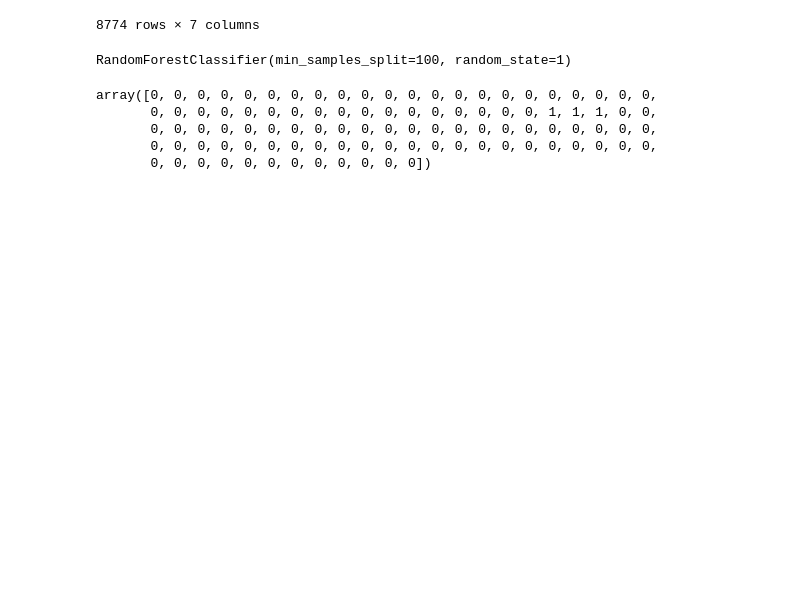
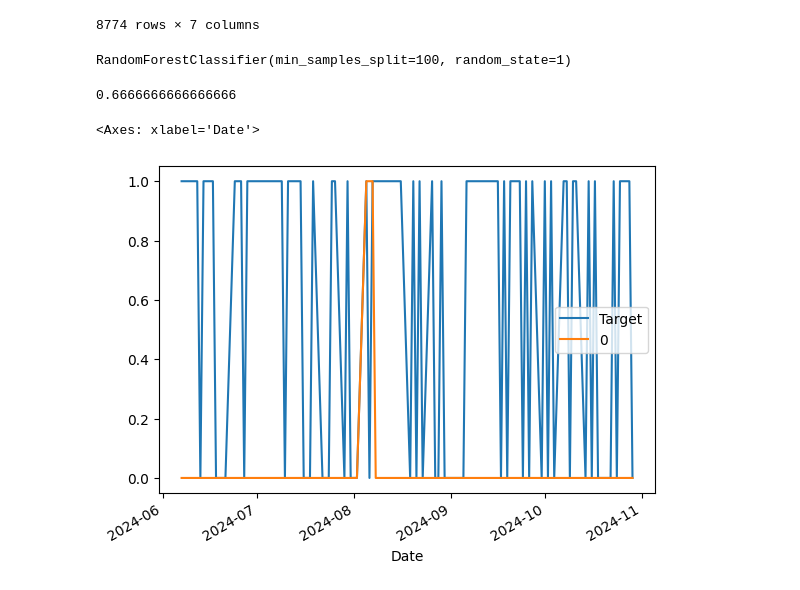
Before and after one commit to Danirive30/Predict-Stock-Market-ML, a Jupyter notebook: market_prediction.ipynb, the cells around one changed output. Saved outputs shown, nothing was run; the diff lists cells and outputs as text; code cells hidden in the pictures; blank space fills up the shorter version.

```diff
--- a/market_prediction.ipynb
+++ b/market_prediction.ipynb
@@ -122,11 +122,18 @@ RandomForestClassifier(min_samples_split=100, random_state=1)
 from sklearn.metrics import precision_score
 
 preds = model.predict(test[predictors])
-# %%
-preds
-# %% [output]
-array([0, 0, 0, 0, 0, 0, 0, 0, 0, 0, 0, 0, 0, 0, 0, 0, 0, 0, 0, 0, 0, 0,
-       0, 0, 0, 0, 0, 0, 0, 0, 0, 0, 0, 0, 0, 0, 0, 0, 0, 1, 1, 1, 0, 0,
-       0, 0, 0, 0, 0, 0, 0, 0, 0, 0, 0, 0, 0, 0, 0, 0, 0, 0, 0, 0, 0, 0,
-       0, 0, 0, 0, 0, 0, 0, 0, 0, 0, 0, 0, 0, 0, 0, 0, 0, 0, 0, 0, 0, 0,
-       0, 0, 0, 0, 0, 0, 0, 0, 0, 0, 0, 0])
+# %%
+import pandas as pd
+
+preds = pd.Series(preds, index=test.index)
+# %%
+precision_score(test["Target"], preds)
+# %% [output]
+0.6666666666666666
+# %%
+combined = pd.concat([test["Target"], preds], axis=1)
+# %%
+combined.plot()
+# %% [output]
+<Axes: xlabel='Date'>
+[figure, added]
```
